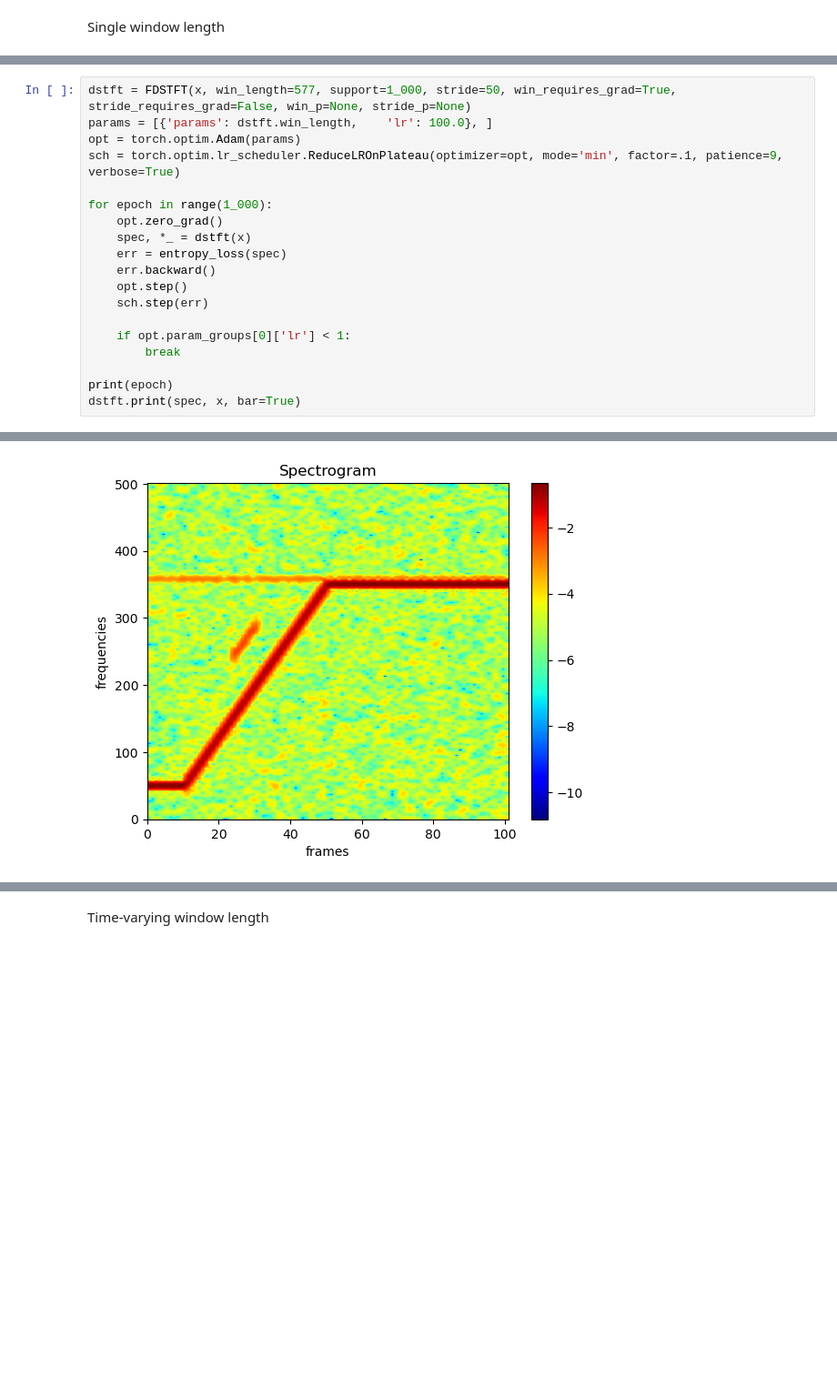
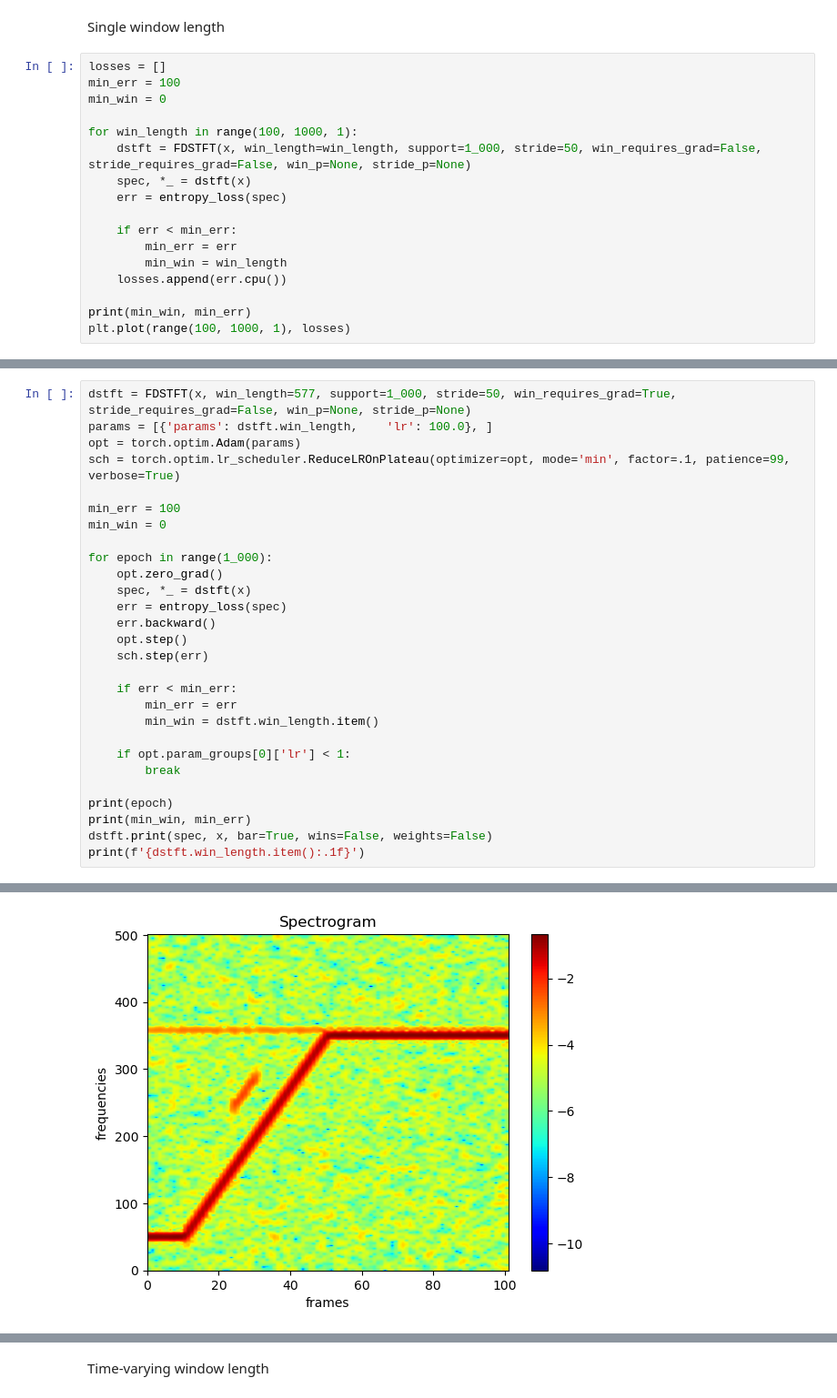
Before and after one commit to maxime-leiber/dstft, a Jupyter notebook: notebooks/2_tf_varying_window_length.ipynb, the cells around one changed output, grey strips where cells are left out. Shown at 91% size. Cells and saved outputs as stored; diff of their text form; blank space fills up the shorter version.

```diff
--- a/notebooks/2_tf_varying_window_length.ipynb
+++ b/notebooks/2_tf_varying_window_length.ipynb
@@ -33,3 +33,20 @@ dstft.print(spec, weights=False, wins=False, bar=True)
 [figure]
 # %% [markdown]
 Single window length
+# %%
+losses = []
+min_err = 100
+min_win = 0
+
+for win_length in range(100, 1000, 1):
+    dstft = FDSTFT(x, win_length=win_length, support=1_000, stride=50, win_requires_grad=False, stride_requires_grad=False, win_p=None, stride_p=None)
+    spec, *_ = dstft(x)
+    err = entropy_loss(spec)
+
+    if err < min_err:
+        min_err = err
+        min_win = win_length
+    losses.append(err.cpu())
+
+print(min_win, min_err)
+plt.plot(range(100, 1000, 1), losses)
@@ -37,7 +58,10 @@ Single window length
 dstft = FDSTFT(x, win_length=577, support=1_000, stride=50, win_requires_grad=True, stride_requires_grad=False, win_p=None, stride_p=None)
 params = [{'params': dstft.win_length,    'lr': 100.0}, ]
 opt = torch.optim.Adam(params)
-sch = torch.optim.lr_scheduler.ReduceLROnPlateau(optimizer=opt, mode='min', factor=.1, patience=9, verbose=True)
+sch = torch.optim.lr_scheduler.ReduceLROnPlateau(optimizer=opt, mode='min', factor=.1, patience=99, verbose=True)
+
+min_err = 100
+min_win = 0
 
 for epoch in range(1_000):
     opt.zero_grad()
@@ -47,9 +71,15 @@ for epoch in range(1_000):
     opt.step()
     sch.step(err)
 
+    if err < min_err:
+        min_err = err
+        min_win = dstft.win_length.item()
+
     if opt.param_groups[0]['lr'] < 1:
         break
 
 print(epoch)
-dstft.print(spec, x, bar=True)
+print(min_win, min_err)
+dstft.print(spec, x, bar=True, wins=False, weights=False)
+print(f'{dstft.win_length.item():.1f}')
 # %% [output]
@@ -60 +91 @@ Epoch 00039: reducing learning rate of group 0 to 1.0000e-01.
-[figure, old version]
+[figure, new version]
```
Also changed, not shown: parts of 4 cells of this notebook, 4 other files.
